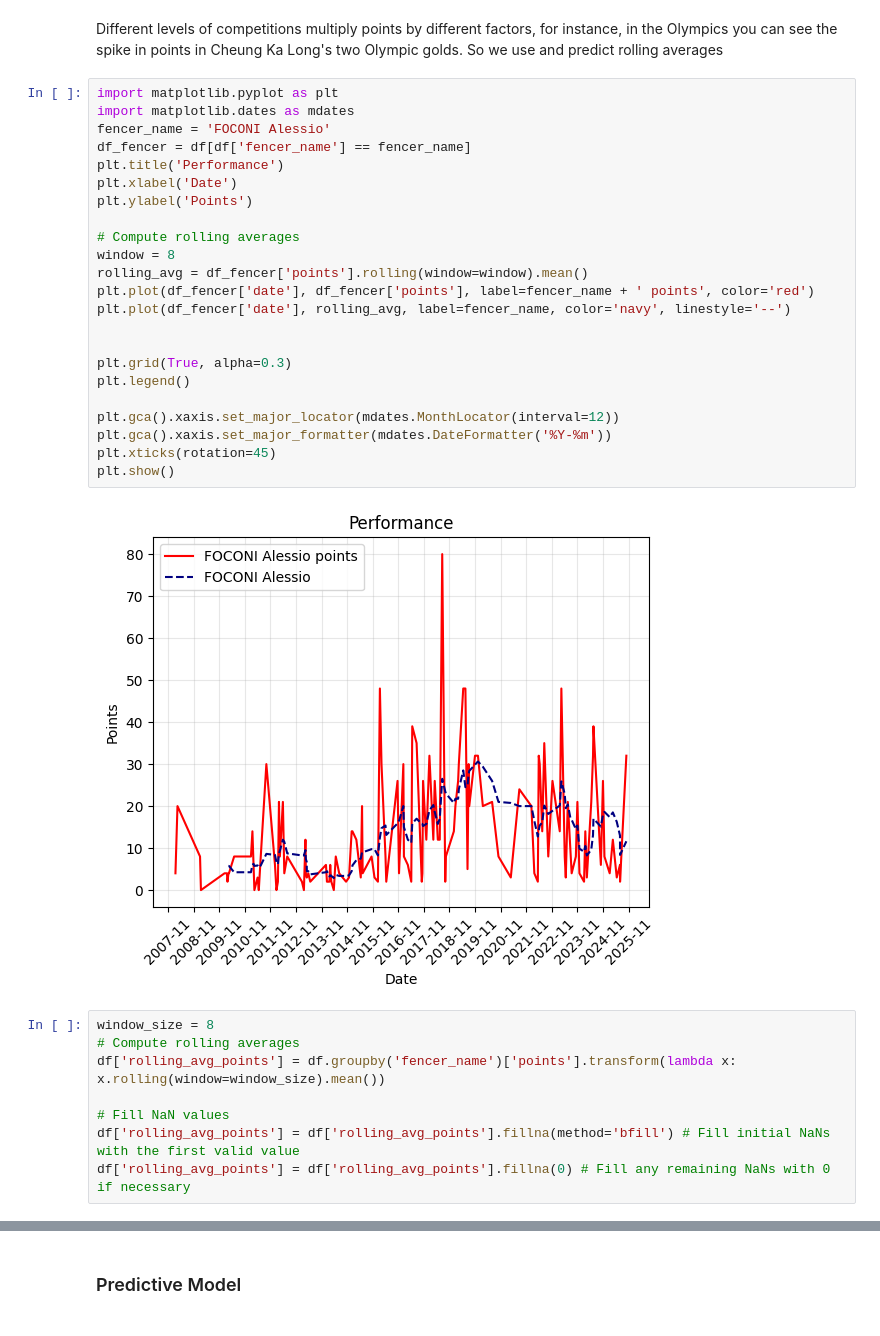
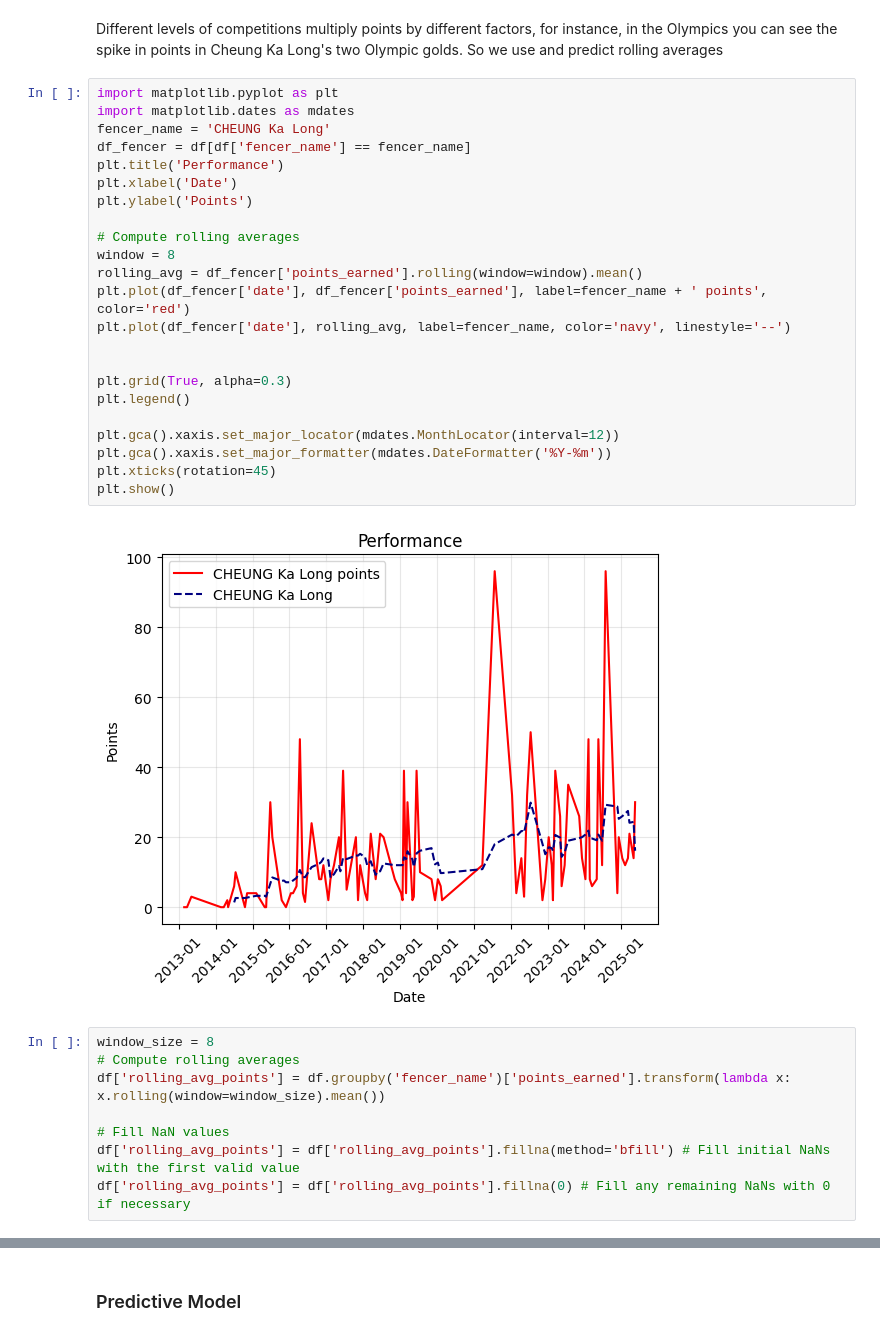
Before and after one commit to JoeL-8883/Fencing-Score-Predictor, a Jupyter notebook: predict_RNN.ipynb, the cells around one changed output, grey strips where cells are left out. Drawn from its saved outputs; the diff is of its cells as text.

```diff
--- a/predict_RNN.ipynb
+++ b/predict_RNN.ipynb
@@ -43,32 +42,32 @@ Different levels of competitions multiply points by different factors, for insta
 # %%
 import matplotlib.pyplot as plt
 import matplotlib.dates as mdates
-fencer_name = 'FOCONI Alessio'
+fencer_name = 'CHEUNG Ka Long'
 df_fencer = df[df['fencer_name'] == fencer_name]
 plt.title('Performance')
 plt.xlabel('Date')
 plt.ylabel('Points')
 
 # Compute rolling averages
 window = 8
-rolling_avg = df_fencer['points'].rolling(window=window).mean()
-plt.plot(df_fencer['date'], df_fencer['points'], label=fencer_name + ' points', color='red')
+rolling_avg = df_fencer['points_earned'].rolling(window=window).mean()
+plt.plot(df_fencer['date'], df_fencer['points_earned'], label=fencer_name + ' points', color='red')
 plt.plot(df_fencer['date'], rolling_avg, label=fencer_name, color='navy', linestyle='--')
 
 
 plt.grid(True, alpha=0.3)
 plt.legend()
 
 plt.gca().xaxis.set_major_locator(mdates.MonthLocator(interval=12))
 plt.gca().xaxis.set_major_formatter(mdates.DateFormatter('%Y-%m'))
 plt.xticks(rotation=45)
 plt.show()
 # %% [output]
-[figure, old version]
+[figure, new version]
 # %%
 window_size = 8
 # Compute rolling averages
-df['rolling_avg_points'] = df.groupby('fencer_name')['points'].transform(lambda x: x.rolling(window=window_size).mean())
+df['rolling_avg_points'] = df.groupby('fencer_name')['points_earned'].transform(lambda x: x.rolling(window=window_size).mean())
 
 # Fill NaN values
 df['rolling_avg_points'] = df['rolling_avg_points'].fillna(method='bfill') # Fill initial NaNs with the first valid value
```
Also changed, not shown: parts of 12 cells of this notebook.
